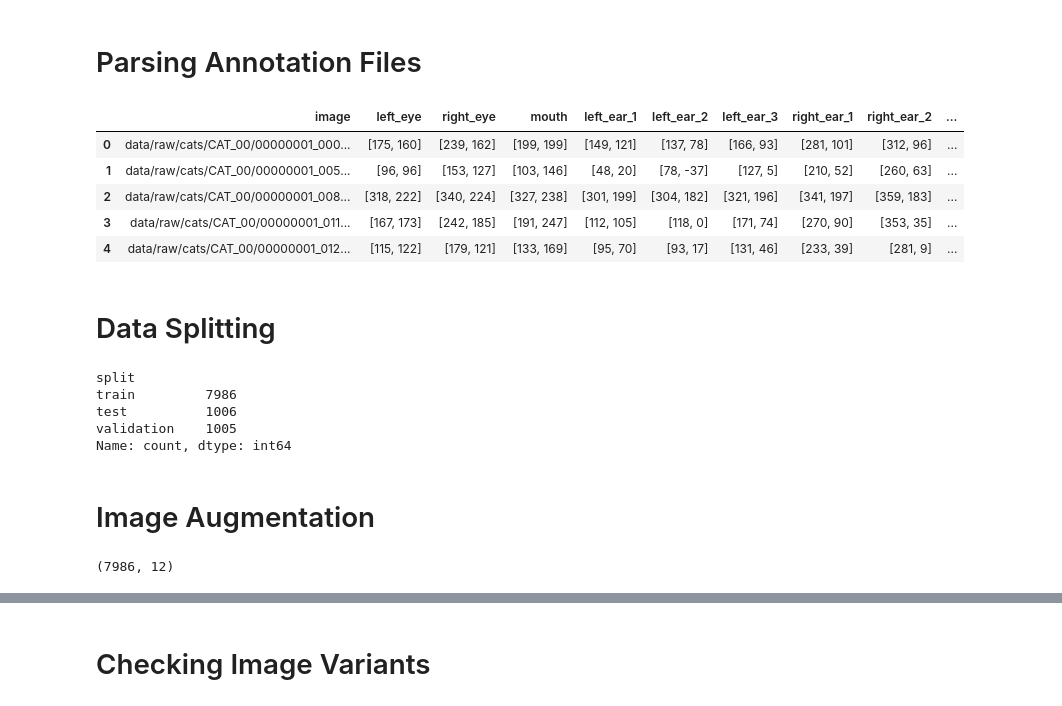
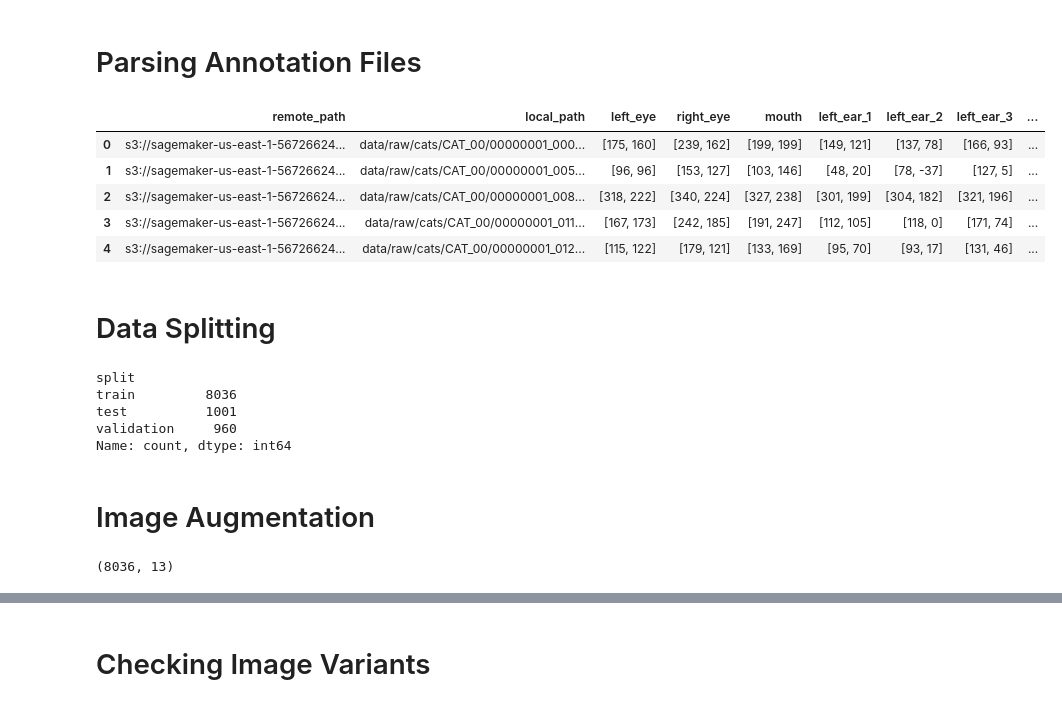
Before and after one commit to lpam-sd/AAI_540_Grp_6, a Jupyter notebook: 2_Ingestion.ipynb, the cells around one changed output, grey strips where cells are left out. Drawn from its saved outputs; the diff is of its cells as text; code cells hidden in the pictures.

```diff
--- a/2_Ingestion.ipynb
+++ b/2_Ingestion.ipynb
@@ -84,6 +88,7 @@ Directory 'data/raw/CAT_06' and all its contents deleted successfully.
 raw_dir = Path(f"{raw_dir_prefix}/cats")
 processed_dir = Path("data/processed/cats")
 processed_dir.mkdir(parents=True, exist_ok=True)
+remote_path_prefix = f"s3://{bucket}/cat-landmarks-project"
 
 rows = []
 
@@ -93,46 +98,52 @@ for img_path in raw_dir.rglob("*.jpg"):
     if not ann_path.exists():
         continue
 
     # Read and parse annotation file
     text = ann_path.read_text().strip().split()
     pts = np.array(list(map(float, text[1:])))
     x_idxs = [0, 2, 4, 6, 8, 10, 12, 14, 16]
     y_idxs = [x + 1 for x in x_idxs]
     coord_pairs = [[int(x), int(y)] for x, y in zip(pts[x_idxs], pts[y_idxs])]
 
-    rows.append({"image": str(img_path), "points": coord_pairs})
+    remote_path = f"{remote_path_prefix}/{img_path}"
+
+    rows.append({"remote_path":str(remote_path), "local_path": str(img_path), "points": coord_pairs})
 
 cats_ann = pd.DataFrame(rows)
 
 # Expand pts into columns
-features = [
+landmark_features = [
               "left_eye",
               "right_eye",
               "mouth",
               "left_ear_1",
               "left_ear_2",
               "left_ear_3",
               "right_ear_1",
               "right_ear_2",
               "right_ear_3",
               ]
 
-cats_ann[features] = pd.DataFrame(cats_ann["points"].to_list())
+cats_ann[landmark_features] = pd.DataFrame(cats_ann["points"].to_list())
 cats_ann = cats_ann.drop(columns=["points"])
+
+
 
 # Inspect head
 cats_ann.head()
 # %% [output]
-|  | image | left_eye | right_eye | mouth | left_ear_1 | left_ear_2 | left_ear_3 | right_ear_1 | right_ear_2 | ... |
-| 0 | data/raw/cats/CAT_00/00000001_000... | [175, 160] | [239, 162] | [199, 199] | [149, 121] | [137, 78] | [166, 93] | [281, 101] | [312, 96] | ... |
-| 1 | data/raw/cats/CAT_00/00000001_005... | [96, 96] | [153, 127] | [103, 146] | [48, 20] | [78, -37] | [127, 5] | [210, 52] | [260, 63] | ... |
-| 2 | data/raw/cats/CAT_00/00000001_008... | [318, 222] | [340, 224] | [327, 238] | [301, 199] | [304, 182] | [321, 196] | [341, 197] | [359, 183] | ... |
-| 3 | data/raw/cats/CAT_00/00000001_011... | [167, 173] | [242, 185] | [191, 247] | [112, 105] | [118, 0] | [171, 74] | [270, 90] | [353, 35] | ... |
-| 4 | data/raw/cats/CAT_00/00000001_012... | [115, 122] | [179, 121] | [133, 169] | [95, 70] | [93, 17] | [131, 46] | [233, 39] | [281, 9] | ... |
+|  | remote_path | local_path | left_eye | right_eye | mouth | left_ear_1 | left_ear_2 | left_ear_3 | ... |
+| 0 | s3://sagemaker-us-east-1-56726624... | data/raw/cats/CAT_00/00000001_000... | [175, 160] | [239, 162] | [199, 199] | [149, 121] | [137, 78] | [166, 93] | ... |
+| 1 | s3://sagemaker-us-east-1-56726624... | data/raw/cats/CAT_00/00000001_005... | [96, 96] | [153, 127] | [103, 146] | [48, 20] | [78, -37] | [127, 5] | ... |
+| 2 | s3://sagemaker-us-east-1-56726624... | data/raw/cats/CAT_00/00000001_008... | [318, 222] | [340, 224] | [327, 238] | [301, 199] | [304, 182] | [321, 196] | ... |
+| 3 | s3://sagemaker-us-east-1-56726624... | data/raw/cats/CAT_00/00000001_011... | [167, 173] | [242, 185] | [191, 247] | [112, 105] | [118, 0] | [171, 74] | ... |
+| 4 | s3://sagemaker-us-east-1-56726624... | data/raw/cats/CAT_00/00000001_012... | [115, 122] | [179, 121] | [133, 169] | [95, 70] | [93, 17] | [131, 46] | ... |
 # %% [markdown]
 # Data Splitting
 # %%
 n = cats_ann.shape[0]
+
+np.random.seed(42)
 splits = np.random.choice(["train", "test", "validation"],
                           size=n, p=[.8, .1, .1])
 
@@ -141,9 +152,9 @@ cats_ann["split"] = splits
 cats_ann["split"].value_counts()
 # %% [output]
 split
-train         7986
-test          1006
-validation    1005
+train         8036
+test          1001
+validation     960
 Name: count, dtype: int64
 # %% [markdown]
 # Image Augmentation
@@ -224,6 +240,6 @@ cat_aug_v3 = A.Compose(
 aug_df = cats_ann[(cats_ann["split"]=="train") & (cats_ann["version"]=="raw")]
 print(aug_df.shape)
 # %% [output]
-(7986, 12)
+(8036, 13)
 # %%
 aug_meta_v2 = augmentation_pipeline(aug_df,
```
Also changed, not shown: parts of 30 cells of this notebook.
